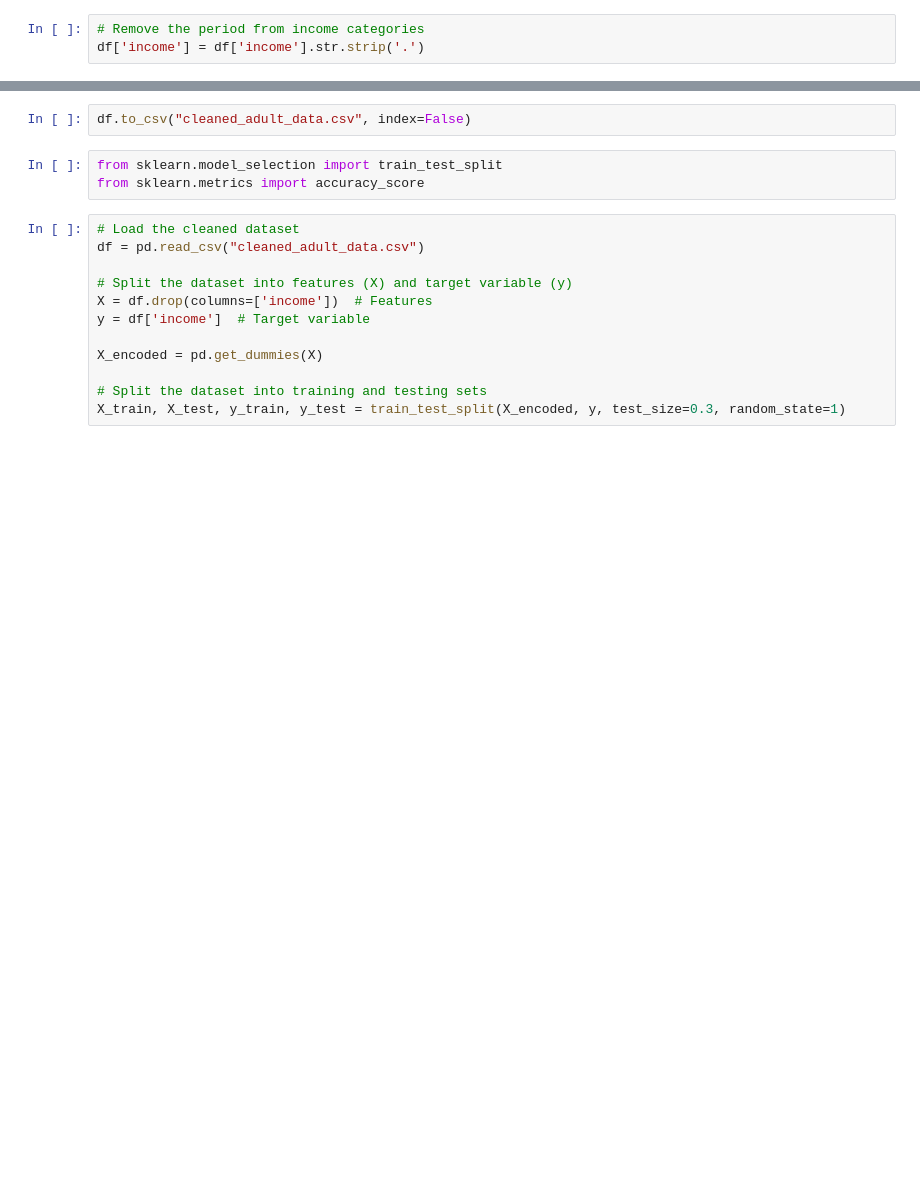
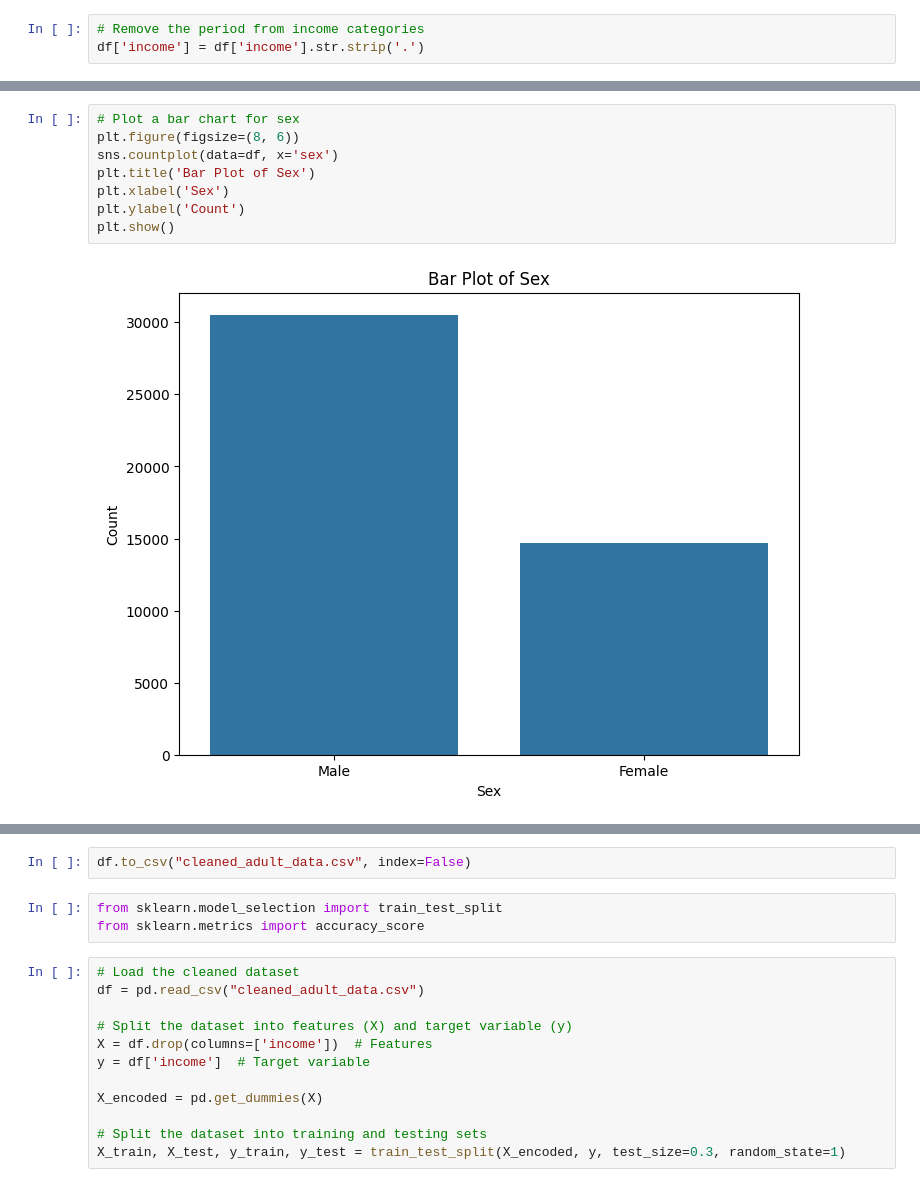
Before and after one commit to muhammadhrahmy/CM2604-CW, a Jupyter notebook: CM2604_CW.ipynb, the cells around one changed output, grey strips where cells are left out. Drawn from its saved outputs; the diff is of its cells as text; blank space fills up the shorter version.

```diff
--- a/CM2604_CW.ipynb
+++ b/CM2604_CW.ipynb
@@ -136,0 +117,10 @@ plot_boxplots(df)
+# %%
+# Plot a bar chart for sex
+plt.figure(figsize=(8, 6))
+sns.countplot(data=df, x='sex')
+plt.title('Bar Plot of Sex')
+plt.xlabel('Sex')
+plt.ylabel('Count')
+plt.show()
+# %% [output]
+[figure, added]
```
Also changed, not shown: parts of 18 cells of this notebook.
